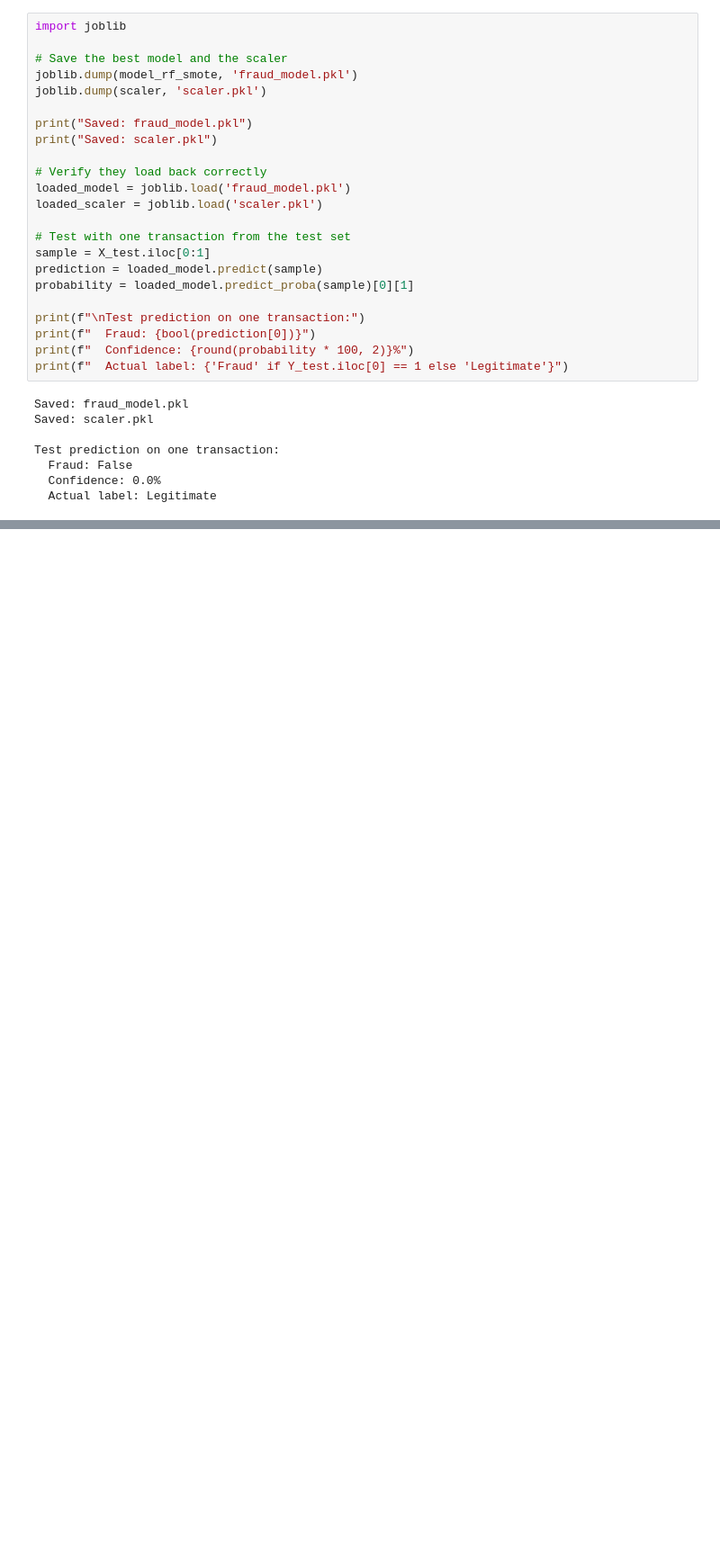
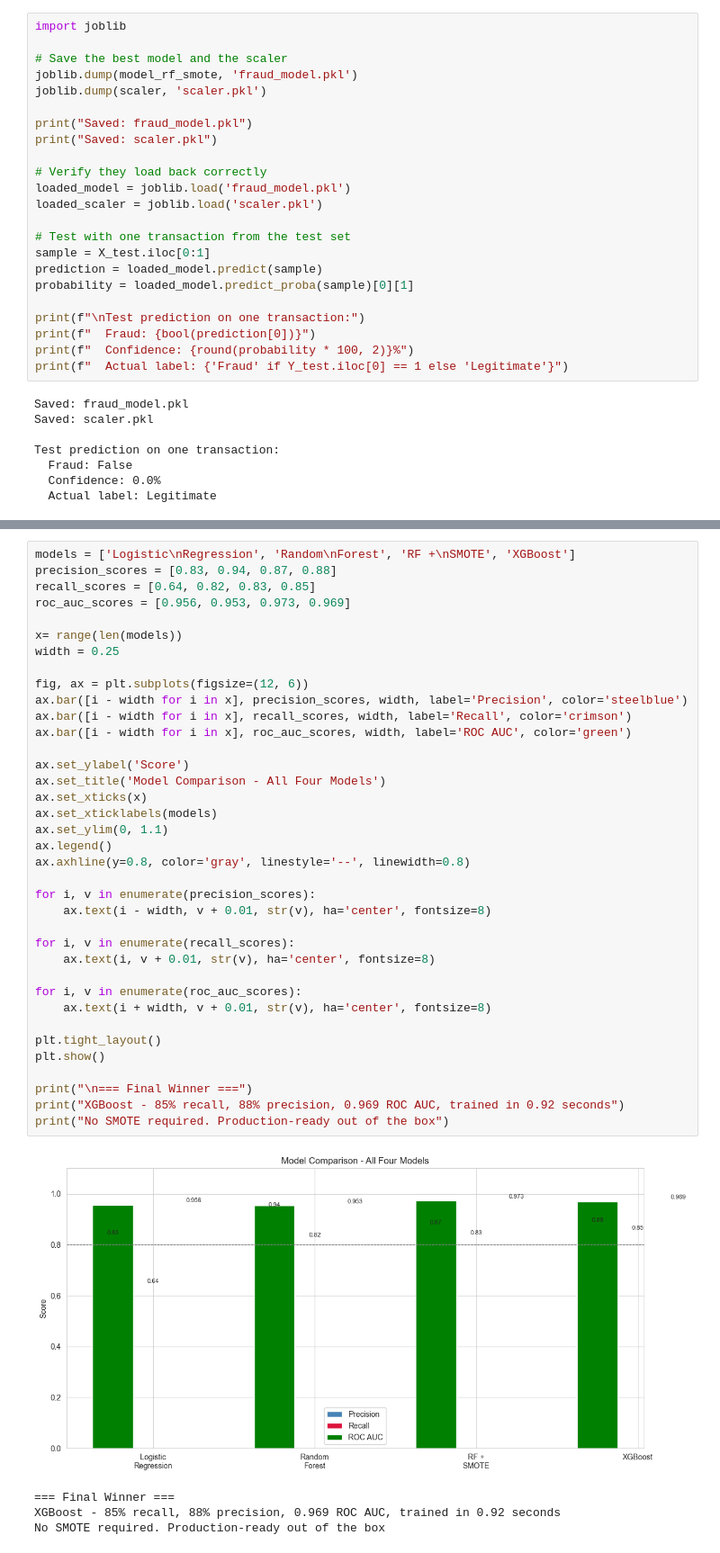
Before and after one commit to dapperwalze/fraud-detection-ml, a Jupyter notebook: fraud_detection.ipynb, the cells around one changed output, grey strips where cells are left out. Shown at 90% size. Cells and saved outputs as stored; diff of their text form; blank space fills up the shorter version.

```diff
--- a/fraud_detection.ipynb
+++ b/fraud_detection.ipynb
@@ -629,0 +690,42 @@ Test prediction on one transaction:
+# %%
+models = ['Logistic\nRegression', 'Random\nForest', 'RF +\nSMOTE', 'XGBoost']
+precision_scores = [0.83, 0.94, 0.87, 0.88]
+recall_scores = [0.64, 0.82, 0.83, 0.85]
+roc_auc_scores = [0.956, 0.953, 0.973, 0.969]
+
+x= range(len(models))
+width = 0.25
+
+fig, ax = plt.subplots(figsize=(12, 6))
+ax.bar([i - width for i in x], precision_scores, width, label='Precision', color='steelblue')
+ax.bar([i - width for i in x], recall_scores, width, label='Recall', color='crimson')
+ax.bar([i - width for i in x], roc_auc_scores, width, label='ROC AUC', color='green')
+
+ax.set_ylabel('Score')
+ax.set_title('Model Comparison - All Four Models')
+ax.set_xticks(x)
+ax.set_xticklabels(models)
+ax.set_ylim(0, 1.1)
+ax.legend()
+ax.axhline(y=0.8, color='gray', linestyle='--', linewidth=0.8)
+
+for i, v in enumerate(precision_scores):
+    ax.text(i - width, v + 0.01, str(v), ha='center', fontsize=8)
+
+for i, v in enumerate(recall_scores):
+    ax.text(i, v + 0.01, str(v), ha='center', fontsize=8)
+
+for i, v in enumerate(roc_auc_scores):
+    ax.text(i + width, v + 0.01, str(v), ha='center', fontsize=8)
+
+plt.tight_layout()
+plt.show()
+
+print("\n=== Final Winner ===")
+print("XGBoost - 85% recall, 88% precision, 0.969 ROC AUC, trained in 0.92 seconds")
+print("No SMOTE required. Production-ready out of the box")
+# %% [output]
+[figure, added]
+=== Final Winner ===
+XGBoost - 85% recall, 88% precision, 0.969 ROC AUC, trained in 0.92 seconds
+No SMOTE required. Production-ready out of the box
```
Also changed, not shown: parts of 13 cells of this notebook, 2 other files.
